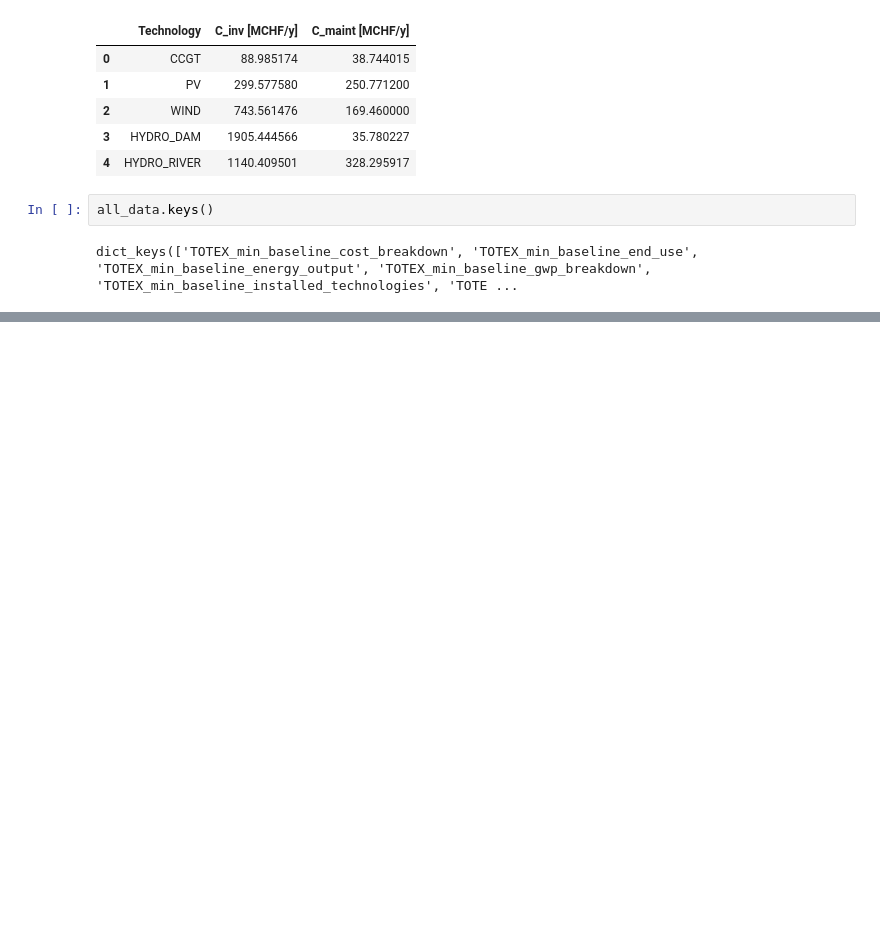
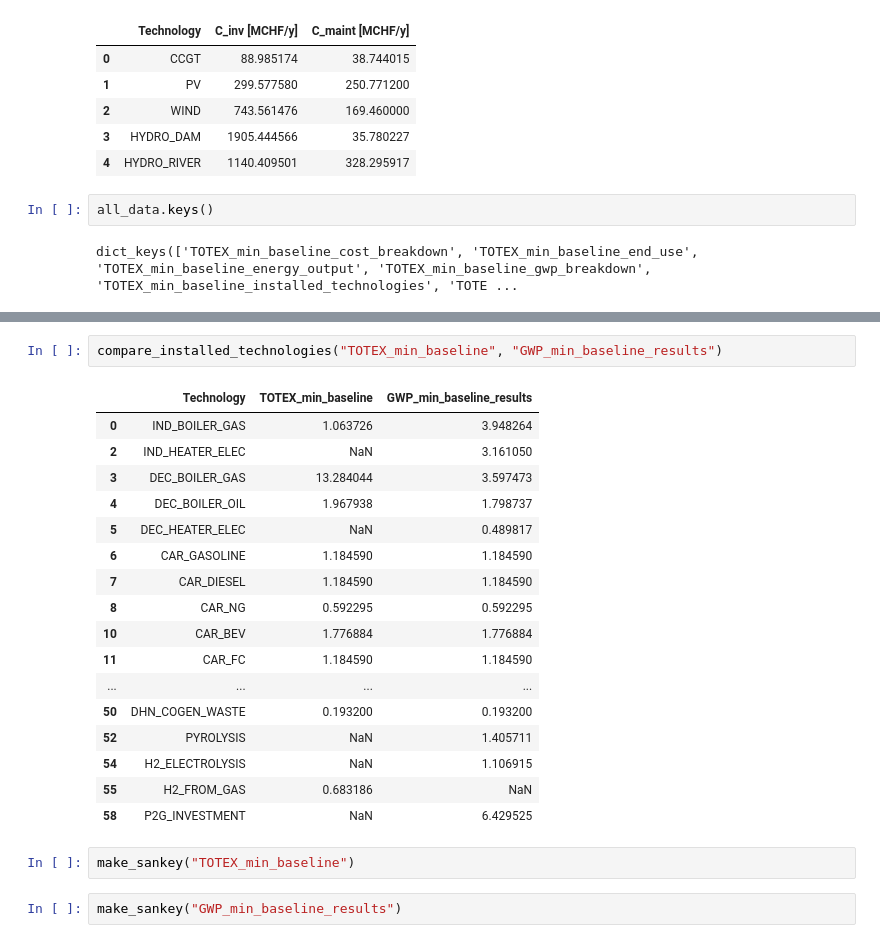
Before and after one commit to DieckmannDaniel/Git_energy_model, a Jupyter notebook: Code/visualization.ipynb, the cells around one changed output, grey strips where cells are left out. Saved outputs shown, nothing was run; the diff lists cells and outputs as text; blank space fills up the shorter version.

```diff
--- a/Code/visualization.ipynb
+++ b/Code/visualization.ipynb
@@ -501,0 +565,24 @@ if plot_count == 0:
+# %%
+compare_installed_technologies("TOTEX_min_baseline", "GWP_min_baseline_results")
+# %% [output]
+|  | Technology | TOTEX_min_baseline | GWP_min_baseline_results |
+| 0 | IND_BOILER_GAS | 1.063726 | 3.948264 |
+| 2 | IND_HEATER_ELEC | NaN | 3.161050 |
+| 3 | DEC_BOILER_GAS | 13.284044 | 3.597473 |
+| 4 | DEC_BOILER_OIL | 1.967938 | 1.798737 |
+| 5 | DEC_HEATER_ELEC | NaN | 0.489817 |
+| 6 | CAR_GASOLINE | 1.184590 | 1.184590 |
+| 7 | CAR_DIESEL | 1.184590 | 1.184590 |
+| 8 | CAR_NG | 0.592295 | 0.592295 |
+| 10 | CAR_BEV | 1.776884 | 1.776884 |
+| 11 | CAR_FC | 1.184590 | 1.184590 |
+| ... | ... | ... | ... |
+| 50 | DHN_COGEN_WASTE | 0.193200 | 0.193200 |
+| 52 | PYROLYSIS | NaN | 1.405711 |
+| 54 | H2_ELECTROLYSIS | NaN | 1.106915 |
+| 55 | H2_FROM_GAS | 0.683186 | NaN |
+| 58 | P2G_INVESTMENT | NaN | 6.429525 |
+# %%
+make_sankey("TOTEX_min_baseline")
+# %%
+make_sankey("GWP_min_baseline_results")
```
Also changed, not shown: parts of 12 cells of this notebook.
